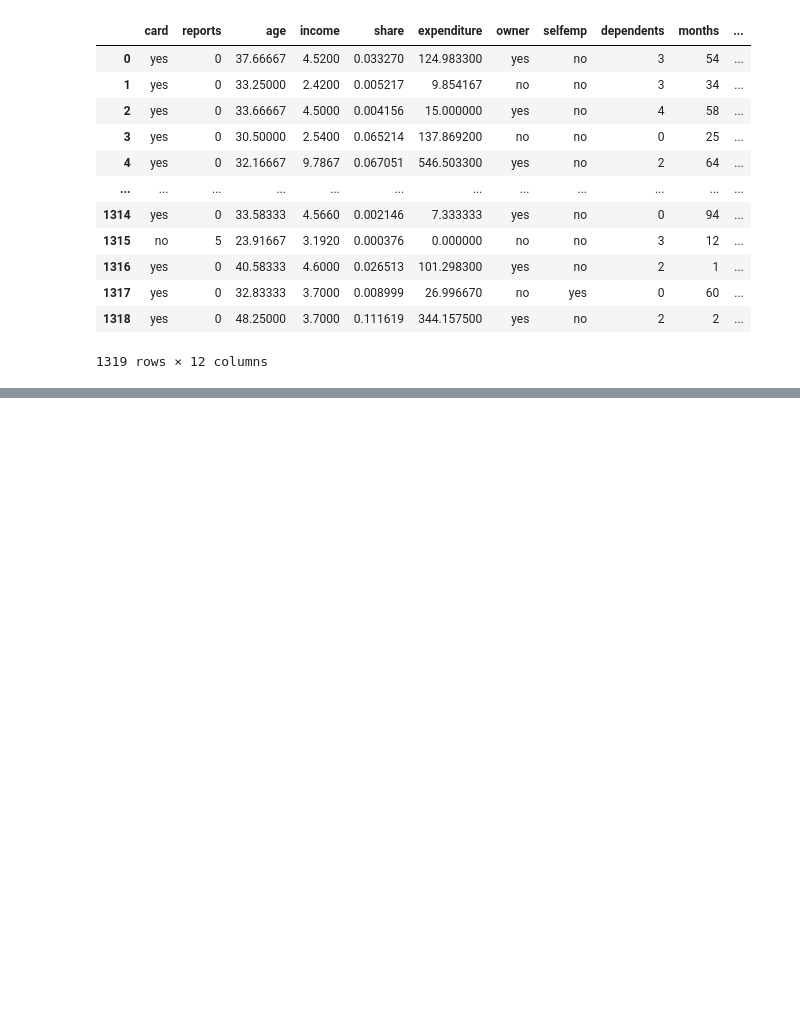
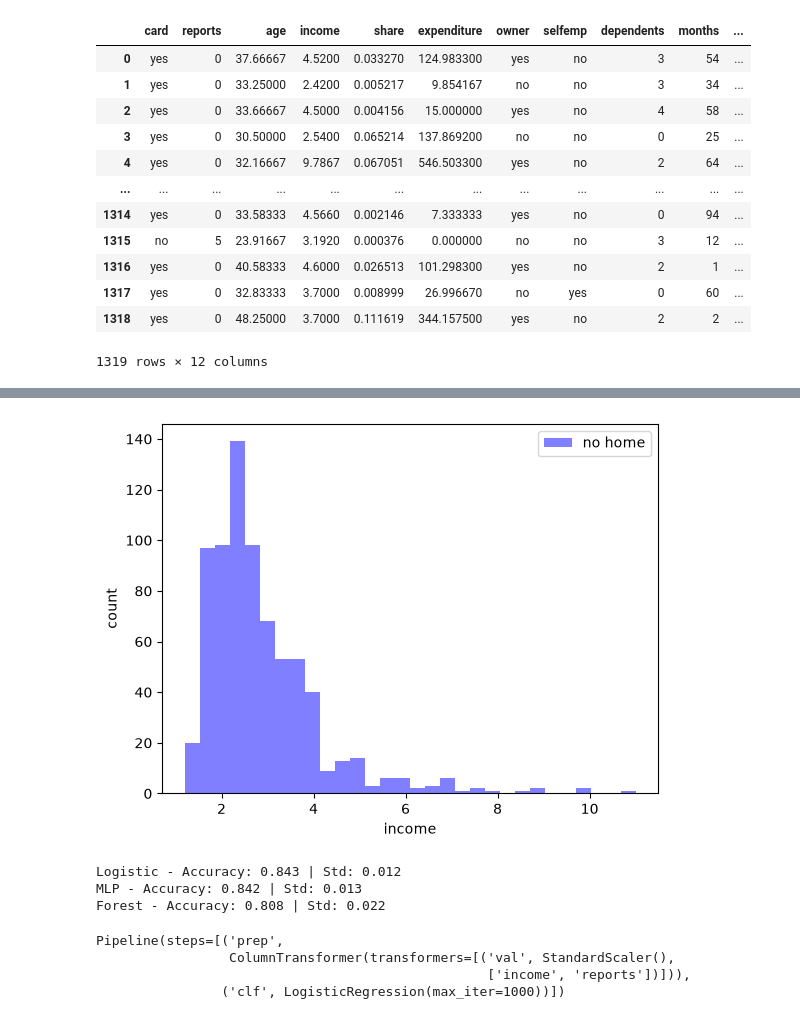
Before and after one commit to kunwaryash23-spec/AI-ML_Study-, a Jupyter notebook: Notebooks/Credit_Card_Pipeline.ipynb, the cells around one changed output, grey strips where cells are left out. Drawn from its saved outputs; the diff is of its cells as text; code cells hidden in the pictures; blank space fills up the shorter version.

```diff
--- a/Notebooks/Credit_Card_Pipeline.ipynb
+++ b/Notebooks/Credit_Card_Pipeline.ipynb
@@ -45,0 +75,9 @@ plt.scatter(no_card ["age"], no_card ["income"], alpha = 0.5, color = "red", lab
+# %%
+plt.hist(no_home["income"],  bins=30, alpha=0.5,color ="blue", label="no home")
+
+plt.xlabel("income")
+plt.ylabel("count")
+plt.legend()
+plt.show()
+# %% [output]
+[figure, added]
@@ -45,0 +87,32 @@ plt.scatter(no_card ["age"], no_card ["income"], alpha = 0.5, color = "red", lab
+# %%
+pre = ColumnTransformer([
+
+     ("val", StandardScaler(), ["income","reports"]), ])
+
+
+models = {
+    "Logistic": Pipeline([("prep", pre), ("clf", LogisticRegression(max_iter=1000))]),
+    "MLP": Pipeline([("prep", pre), ("clf", MLPClassifier(hidden_layer_sizes=(64), max_iter=2000, random_state=42))]),
+    "Forest": Pipeline([("prep", pre), ("clf", RandomForestClassifier(n_estimators=500, random_state=42))]),
+}
+
+
+
+
+for name, m in models.items():
+    s = cross_val_score(m, X, y, cv=5, scoring='accuracy')
+    print(f"{name} - Accuracy: {round(s.mean(), 3)} | Std: {round(s.std(), 3)}")
+# %% [output]
+Logistic - Accuracy: 0.843 | Std: 0.012
+MLP - Accuracy: 0.842 | Std: 0.013
+Forest - Accuracy: 0.808 | Std: 0.022
+# %%
+
+best_model = models["Logistic"]
+
+best_model.fit(X, y)
+# %% [output]
+Pipeline(steps=[('prep',
+                 ColumnTransformer(transformers=[('val', StandardScaler(),
+                                                  ['income', 'reports'])])),
+                ('clf', LogisticRegression(max_iter=1000))])
```
Also changed, not shown: parts of 9 cells of this notebook, 14 other files.
